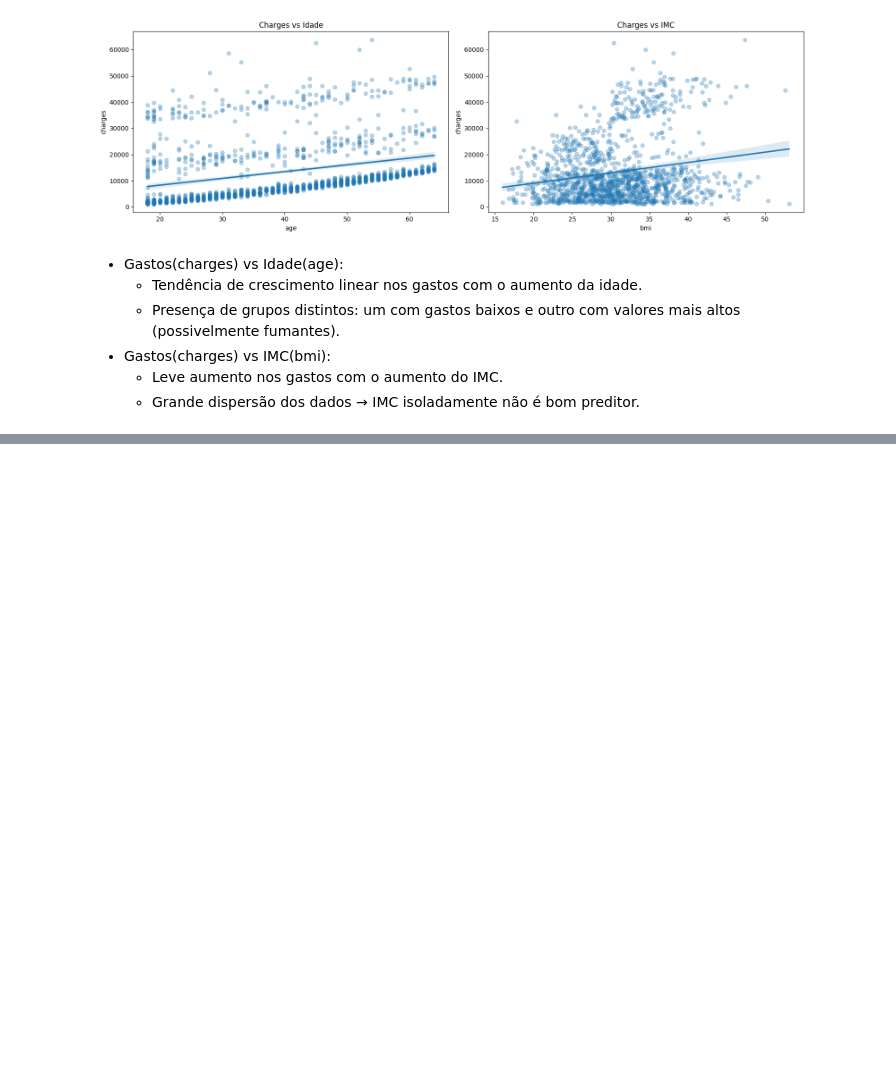
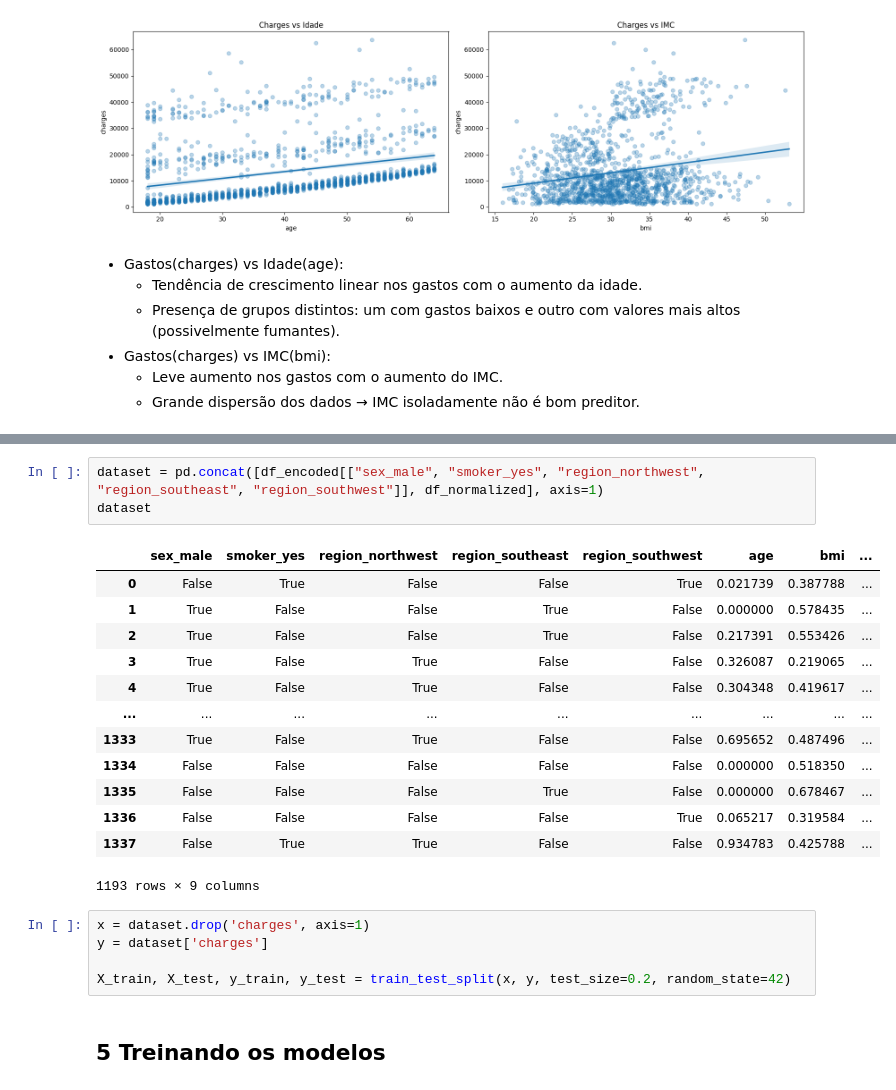
Before and after one commit to markinh00/C318-machine-learning, a Jupyter notebook: main.ipynb, the cells around one changed output, grey strips where cells are left out. Cells and saved outputs as stored; diff of their text form; blank space fills up the shorter version.

Commit message:
feat: add models

```diff
--- a/main.ipynb
+++ b/main.ipynb
@@ -186,0 +266,24 @@ plt.show()
+# %%
+dataset = pd.concat([df_encoded[["sex_male", "smoker_yes", "region_northwest", "region_southeast", "region_southwest"]], df_normalized], axis=1)
+dataset
+# %% [output]
+|  | sex_male | smoker_yes | region_northwest | region_southeast | region_southwest | age | bmi | ... |
+| 0 | False | True | False | False | True | 0.021739 | 0.387788 | ... |
+| 1 | True | False | False | True | False | 0.000000 | 0.578435 | ... |
+| 2 | True | False | False | True | False | 0.217391 | 0.553426 | ... |
+| 3 | True | False | True | False | False | 0.326087 | 0.219065 | ... |
+| 4 | True | False | True | False | False | 0.304348 | 0.419617 | ... |
+| ... | ... | ... | ... | ... | ... | ... | ... | ... |
+| 1333 | True | False | True | False | False | 0.695652 | 0.487496 | ... |
+| 1334 | False | False | False | False | False | 0.000000 | 0.518350 | ... |
+| 1335 | False | False | False | True | False | 0.000000 | 0.678467 | ... |
+| 1336 | False | False | False | False | True | 0.065217 | 0.319584 | ... |
+| 1337 | False | True | True | False | False | 0.934783 | 0.425788 | ... |
+1193 rows × 9 columns
+# %%
+x = dataset.drop('charges', axis=1)
+y = dataset['charges']
+
+X_train, X_test, y_train, y_test = train_test_split(x, y, test_size=0.2, random_state=42)
+# %% [markdown]
+## 5 Treinando os modelos
```
Also changed, not shown: parts of 20 cells of this notebook, 1 other file.
